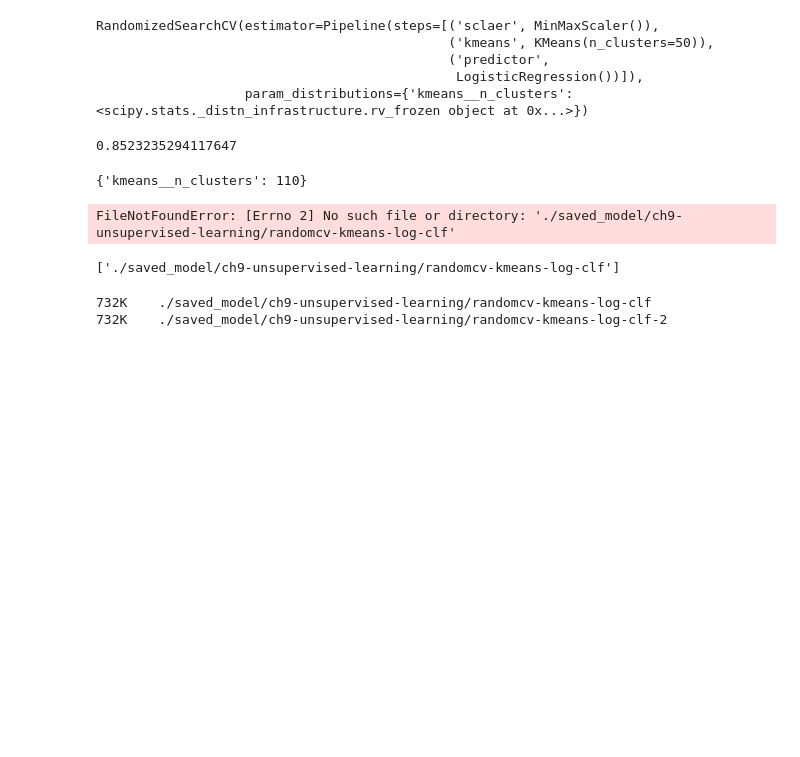
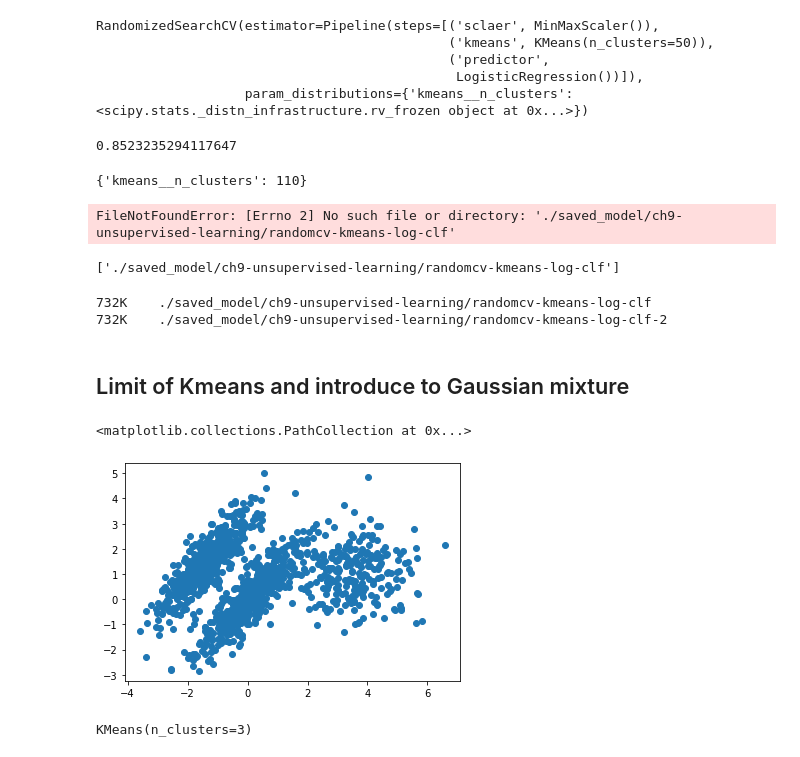
Before and after one commit to korntewin/practice-handson-ml2, a Jupyter notebook: ch9-unsupervised-learning.ipynb, the cells around one changed output. Drawn from its saved outputs; the diff is of its cells as text; code cells hidden in the pictures; blank space fills up the shorter version.

Commit message:
add Gaussian Mixture Model in ch9 notebook

```diff
--- a/ch9-unsupervised-learning.ipynb
+++ b/ch9-unsupervised-learning.ipynb
@@ -158,3 +158,5 @@ joblib.dump(rdcv, './saved_model/ch9-unsupervised-learning/randomcv-kmeans-log-c
 # %% [output]
 732K    ./saved_model/ch9-unsupervised-learning/randomcv-kmeans-log-clf
 732K    ./saved_model/ch9-unsupervised-learning/randomcv-kmeans-log-clf-2
+# %% [markdown]
+## Limit of Kmeans and introduce to Gaussian mixture
@@ -160,0 +166,7 @@ joblib.dump(rdcv, './saved_model/ch9-unsupervised-learning/randomcv-kmeans-log-c
+# %%
+X1, y1 = make_blobs(n_samples=1000, centers=((4, -4), (0, 0)), random_state=42)
+X1 = X1.dot(np.array([[0.374, 0.95], [0.732, 0.598]]))
+X2, y2 = make_blobs(n_samples=250, centers=1, random_state=42)
+X2 = X2 + [6, -8]
+X = np.r_[X1, X2]
+y = np.r_[y1, y2]
@@ -160,0 +175,5 @@ joblib.dump(rdcv, './saved_model/ch9-unsupervised-learning/randomcv-kmeans-log-c
+# %%
+plt.scatter(X[:,0], X[:, 1])
+# %% [output]
+<matplotlib.collections.PathCollection at 0x...>
+[figure, added]
@@ -160,0 +182,5 @@ joblib.dump(rdcv, './saved_model/ch9-unsupervised-learning/randomcv-kmeans-log-c
+# %%
+kmeans = KMeans(n_clusters=3)
+kmeans.fit(X)
+# %% [output]
+KMeans(n_clusters=3)
```
Also changed, not shown: parts of 15 cells of this notebook, 1 other file.
